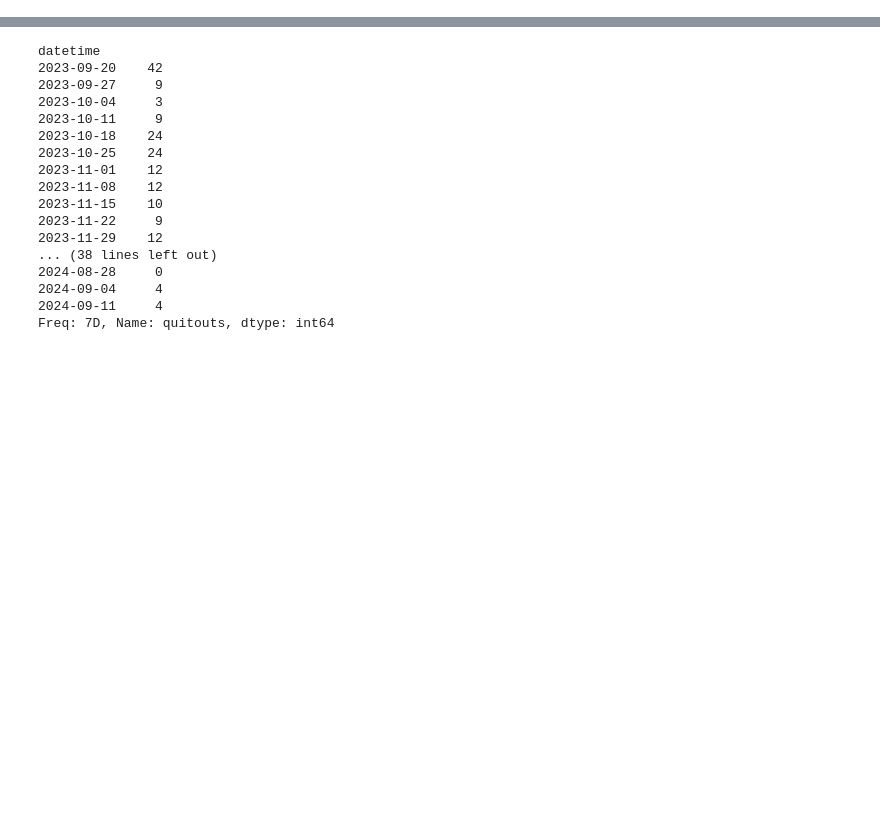
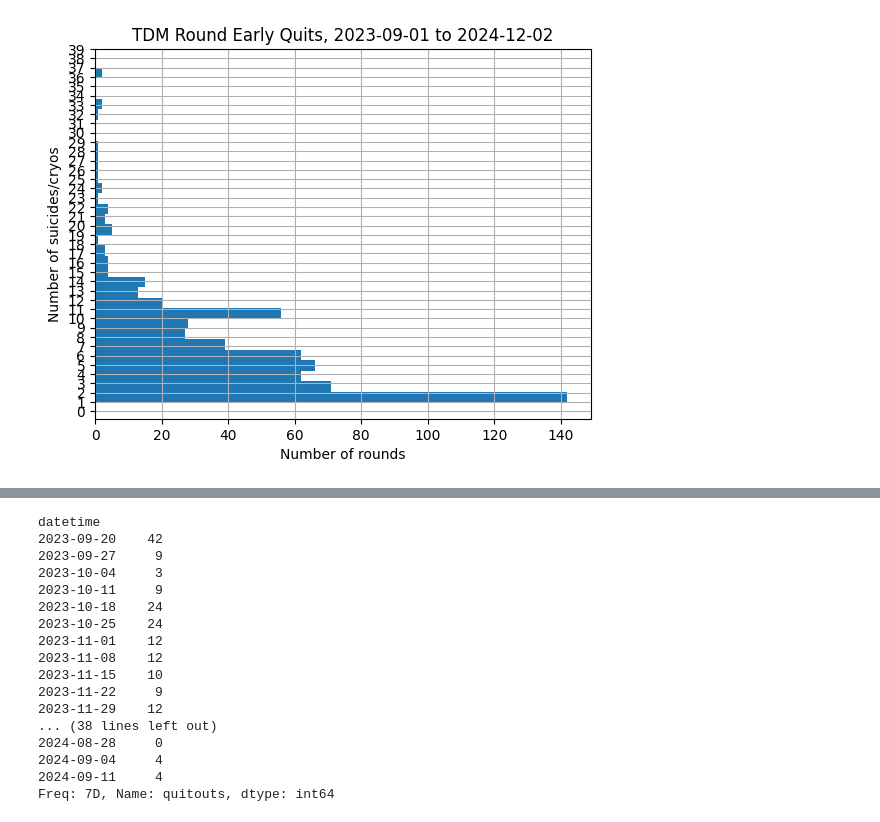
Before and after one commit to warriorstar-orion/ss13_blackbox_tools, a Jupyter notebook: tdm_roundquits.ipynb, the cells around one changed output, grey strips where cells are left out. Cells and saved outputs as stored; diff of their text form; code cells hidden in the pictures; blank space fills up the shorter version.

```diff
--- a/tdm_roundquits.ipynb
+++ b/tdm_roundquits.ipynb
@@ -19,2 +77,10 @@ def tdm_quitouts(x):
+# %%
+df['quitouts'].plot(kind='hist', orientation='horizontal', grid=True, bins=32, yticks=range(0, 40))
+plt.title('TDM Round Early Quits, 2023-09-01 to 2024-12-02')
+plt.ylabel('Number of suicides/cryos')
+plt.xlabel('Number of rounds')
+plt.savefig('tdm_cowards_hist-2023-09-01_2024-12-02.png')
+# %% [output]
+[figure, added]
 # %%
 df['quitouts'].hist()
```
Also changed, not shown: parts of 9 cells of this notebook, 43 other files.
